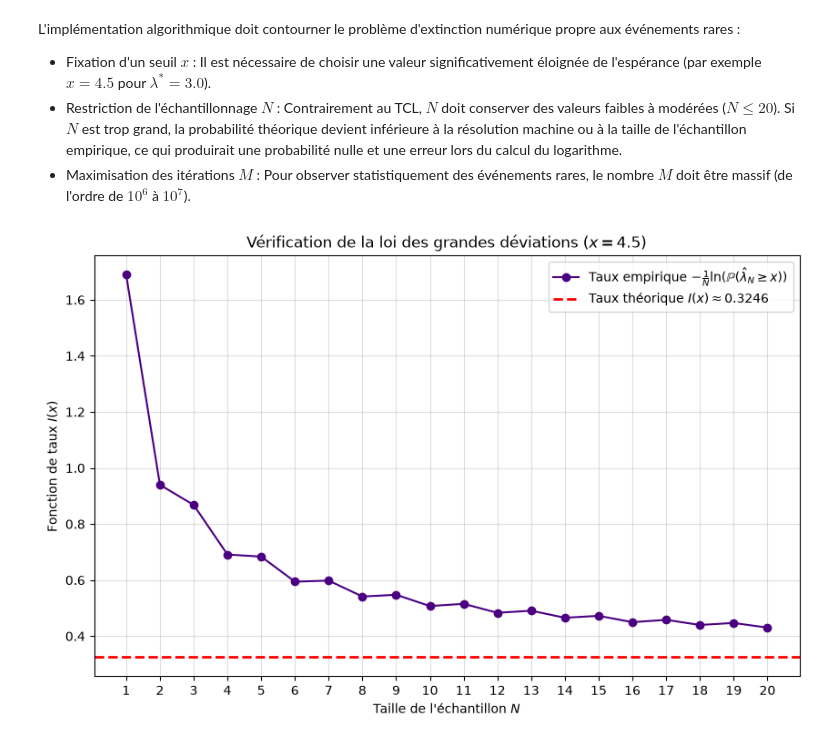
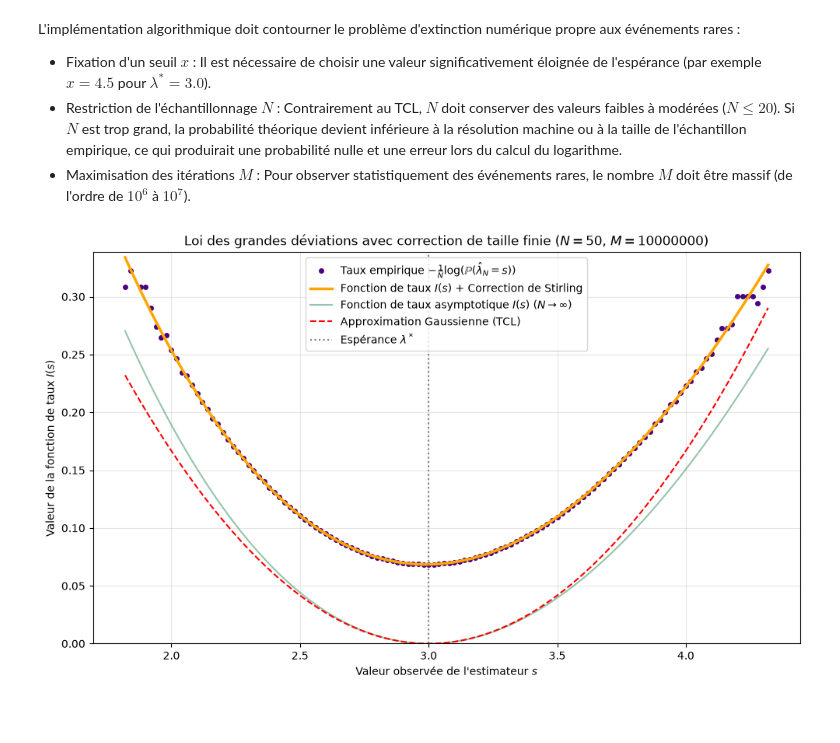
Before and after one commit to Brieucjub/homework1, a Jupyter notebook: homework1_exo2.ipynb, the cells around one changed output. Cells and saved outputs as stored; diff of their text form; code cells hidden in the pictures; blank space fills up the shorter version.

```diff
--- a/homework1_exo2.ipynb
+++ b/homework1_exo2.ipynb
@@ -426,46 +454,53 @@ L'implémentation algorithmique doit contourner le problème d'extinction numér
 - Restriction de l'échantillonnage $N$ : Contrairement au TCL, $N$ doit conserver des valeurs faibles à modérées ($N \le 20$). Si $N$ est trop grand, la probabilité théorique devient inférieure à la résolution machine ou à la taille de l'échantillon empirique, ce qui produirait une probabilité nulle et une erreur lors du calcul du logarithme.
 - Maximisation des itérations $M$ : Pour observer statistiquement des événements rares, le nombre $M$ doit être massif (de l'ordre de $10^6$ à $10^7$).
 # %%
-x_seuil = 4.5
+N_gd = 50
 M_gd = 10000000
-valeurs_N_gd = np.arange(1, 21)
 
-# Constante théorique I(x) pour Poisson
-taux_theorique = x_seuil * np.log(x_seuil / lambda_star) - x_seuil + lambda_star
+somme_echantillons = np.random.poisson(N_gd * lambda_star, M_gd)
+lambda_hat_gd = somme_echantillons / N_gd
 
-taux_empiriques = []
+valeurs_uniques, comptes = np.unique(lambda_hat_gd, return_counts=True)
+probabilites_empiriques = comptes / M_gd
 
-for n_courant in valeurs_N_gd:
-    matrice = np.random.poisson(lambda_star, (M_gd, n_courant))
-    estimateurs = np.mean(matrice, axis=1)
+masque = probabilites_empiriques > 0
+s_empirique = valeurs_uniques[masque]
+I_empirique = - (1 / N_gd) * np.log(probabilites_empiriques[masque])
 
-    prob_emp = np.sum(estimateurs >= x_seuil) / M_gd
+s_theorique = np.linspace(min(s_empirique), max(s_empirique), 500)
+I_theorique = s_theorique * np.log(s_theorique / lambda_star) - s_theorique + lambda_star
 
-    if prob_emp > 0:
-        taux_emp = -(1 / n_courant) * np.log(prob_emp)
-    else:
-        taux_emp = np.nan
+# Ajout de la correction analytique de taille finie (Formule de Stirling)
+correction_stirling = (1 / (2 * N_gd)) * np.log(2 * np.pi * N_gd * s_theorique)
+I_theorique_corrige = I_theorique + correction_stirling
 
-    taux_empiriques.append(taux_emp)
+I_tcl = (s_theorique - lambda_star)**2 / (2 * lambda_star)
 
-    del matrice
-    del estimateurs
+fig, ax = plt.subplots(figsize=(10, 6))
 
-plt.figure(figsize=(10, 6))
-plt.plot(valeurs_N_gd, taux_empiriques, marker='o', linestyle='-', color='indigo',
-         label=r"Taux empirique $-\frac{1}{N}\ln(\mathbb{P}(\hat{\lambda}_{N} \geq x))$")
-plt.axhline(y=taux_theorique, color='red', linestyle='--', linewidth=2,
-            label=r"Taux théorique $I(x) \approx {:.4f}$".format(taux_theorique))
+ax.plot(s_empirique, I_empirique, 'o', color='indigo', markersize=4,
+        label=r"Taux empirique $-\frac{1}{N}\log(\mathbb{P}(\hat{\lambda}_N = s))$")
 
-plt.xlabel(r"Taille de l'échantillon $N$")
-plt.ylabel(r"Fonction de taux $I(x)$")
-plt.title(r"Vérification de la loi des grandes déviations ($x = {}$)".format(x_seuil))
-plt.legend()
-plt.grid(True, alpha=0.4)
-plt.xticks(valeurs_N_gd)
+ax.plot(s_theorique, I_theorique_corrige, '-', color='orange', linewidth=2.5,
+        label=r"Fonction de taux $I(s)$ + Correction de Stirling")
 
+ax.plot(s_theorique, I_theorique, '-', color='seagreen', linewidth=1.5, alpha=0.5,
+        label=r"Fonction de taux asymptotique $I(s)$ ($N \to \infty$)")
+
+ax.plot(s_theorique, I_tcl, '--', color='red',
+        label=r"Approximation Gaussienne (TCL)")
+
+ax.axvline(lambda_star, color='grey', linestyle=':', label=r"Espérance $\lambda^*$")
+
+ax.set_xlabel(r"Valeur observée de l'estimateur $s$")
+ax.set_ylabel(r"Valeur de la fonction de taux $I(s)$")
+ax.set_title(r"Loi des grandes déviations avec correction de taille finie ($N={}$, $M={}$)".format(N_gd, M_gd))
+ax.legend()
+ax.grid(True, alpha=0.3)
+ax.set_ylim(0, np.max(I_empirique) * 1.05)
+
+plt.tight_layout()
 plt.show()
-plt.close()
 # %% [output]
-[figure, old version]
+[figure, new version]
 # %% [markdown]
```
Also changed, not shown: parts of 10 cells of this notebook.
